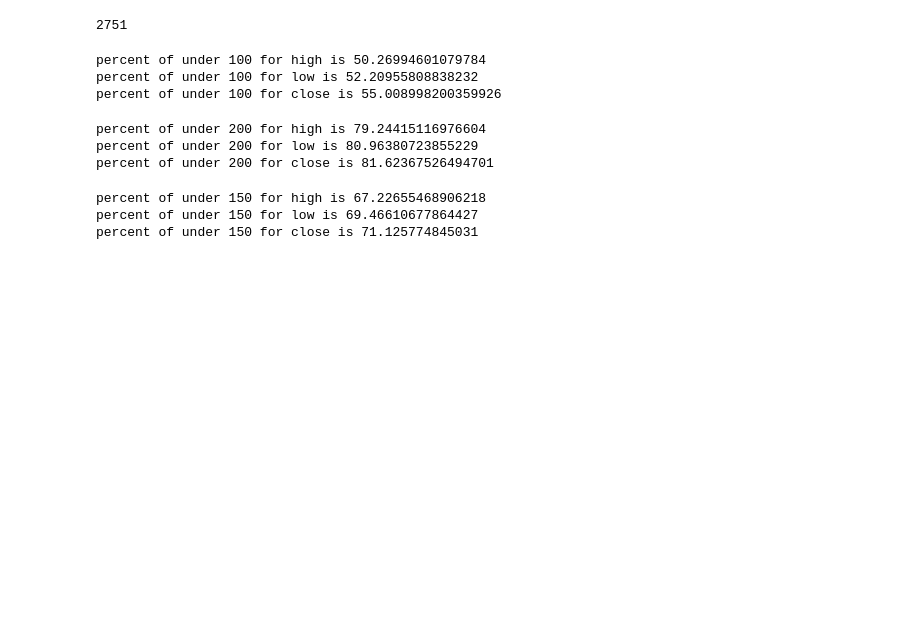
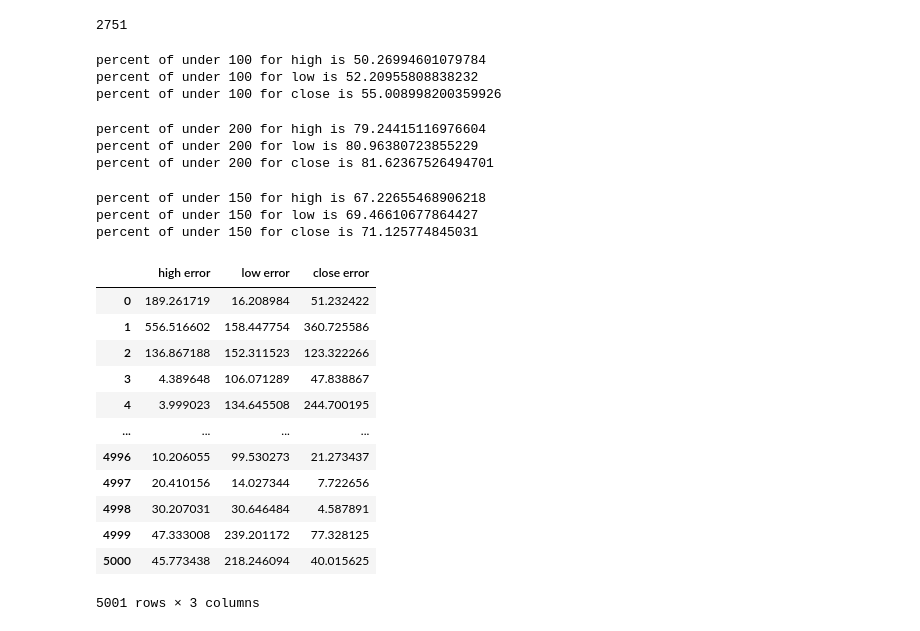
Before and after one commit to pooyanosk1382/EURUSD, a Jupyter notebook: 1D/Analysis.ipynb, the cells around one changed output. Saved outputs shown, nothing was run; the diff lists cells and outputs as text; code cells hidden in the pictures; blank space fills up the shorter version.

```diff
--- a/1D/Analysis.ipynb
+++ b/1D/Analysis.ipynb
@@ -439,3 +439,19 @@ print("percent of under 150 for close is " + str((counterClose/len(close))*100))
 percent of under 150 for high is 67.22655468906218
 percent of under 150 for low is 69.46610677864427
 percent of under 150 for close is 71.125774845031
+# %%
+dataset
+# %% [output]
+|  | high error | low error | close error |
+| 0 | 189.261719 | 16.208984 | 51.232422 |
+| 1 | 556.516602 | 158.447754 | 360.725586 |
+| 2 | 136.867188 | 152.311523 | 123.322266 |
+| 3 | 4.389648 | 106.071289 | 47.838867 |
+| 4 | 3.999023 | 134.645508 | 244.700195 |
+| ... | ... | ... | ... |
+| 4996 | 10.206055 | 99.530273 | 21.273437 |
+| 4997 | 20.410156 | 14.027344 | 7.722656 |
+| 4998 | 30.207031 | 30.646484 | 4.587891 |
+| 4999 | 47.333008 | 239.201172 | 77.328125 |
+| 5000 | 45.773438 | 218.246094 | 40.015625 |
+5001 rows × 3 columns
```
